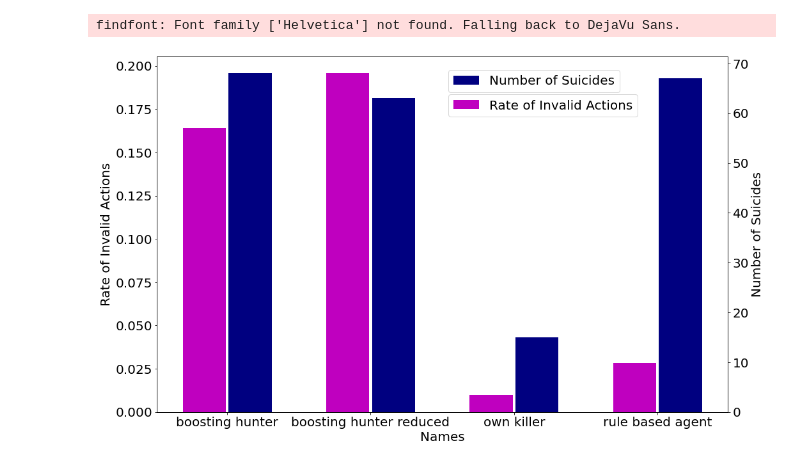
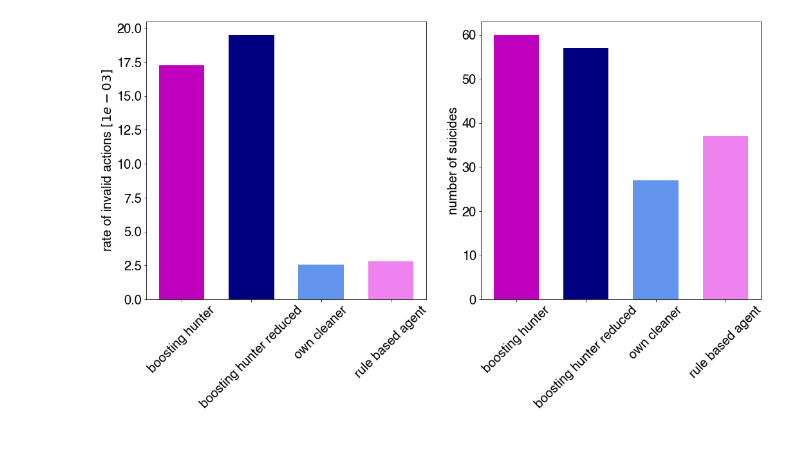
Before and after one commit to Kingrimursel/bomberman, a Jupyter notebook: results/evaluate.ipynb, the cells around one changed output. Drawn from its saved outputs; the diff is of its cells as text; code cells hidden in the pictures.

Commit message:
Finally optimized all plots.

```diff
--- a/results/evaluate.ipynb
+++ b/results/evaluate.ipynb
@@ -77,30 +77,23 @@ display(df)
 # %%
 # trainings plot
 plt.rc('font', size=20)
-fig, ax1 = plt.subplots(figsize=(15, 9))
+plt.rc('font', family='Helvetica')
+fig, [ax1, ax2] = plt.subplots(1, 2, figsize=(15, 9))
 
 x = np.arange(len(names))
-plt.xticks(x, names)
 
-ax2 = ax1.twinx()
+ax1.bar(x, invalid/steps*100, width=0.65, color=['m', 'navy', 'cornflowerblue', 'violet'])
+ax2.bar(x, suicides, width=0.65, color=['m', 'navy', 'cornflowerblue', 'violet'])
 
-ax1.bar(x - 0.16, invalid/steps, width=-0.3, align='center', color='m', label='Rate of Invalid Actions')
-ax2.bar(x + 0.16, suicides, width=0.3, align='center', color='navy', label='Number of Suicides')
+ax1.set_ylabel(f'rate of invalid actions $[1e-03]$')
+ax2.set_ylabel('number of suicides')
 
-ax1.set_ylabel('Rate of Invalid Actions', fontname='Helvetica')
-ax1.set_xlabel('Names', fontname='Helvetica')
-ax2.set_ylabel('Number of Suicides', fontname='Helvetica')
+ax1.set_xticks(x, names, rotation=45)
+ax2.set_xticks(x, names, rotation=45)
 
-
-ax1.legend(loc=(0.51, 0.83))
-ax2.legend(loc=(0.51, 0.9))
-
-plt.xticks(x, names)
-#plt.title('Measurement of Training', fontname='Helvetica')
 plt.tight_layout()
 
 plt.savefig('images/training_' + fname + '.png', dpi=500)
 plt.show()
 # %% [output]
-findfont: Font family ['Helvetica'] not found. Falling back to DejaVu Sans.
-[figure, old version]
+[figure, new version]
```
Also changed, not shown: parts of 3 cells of this notebook, 26 other files.
